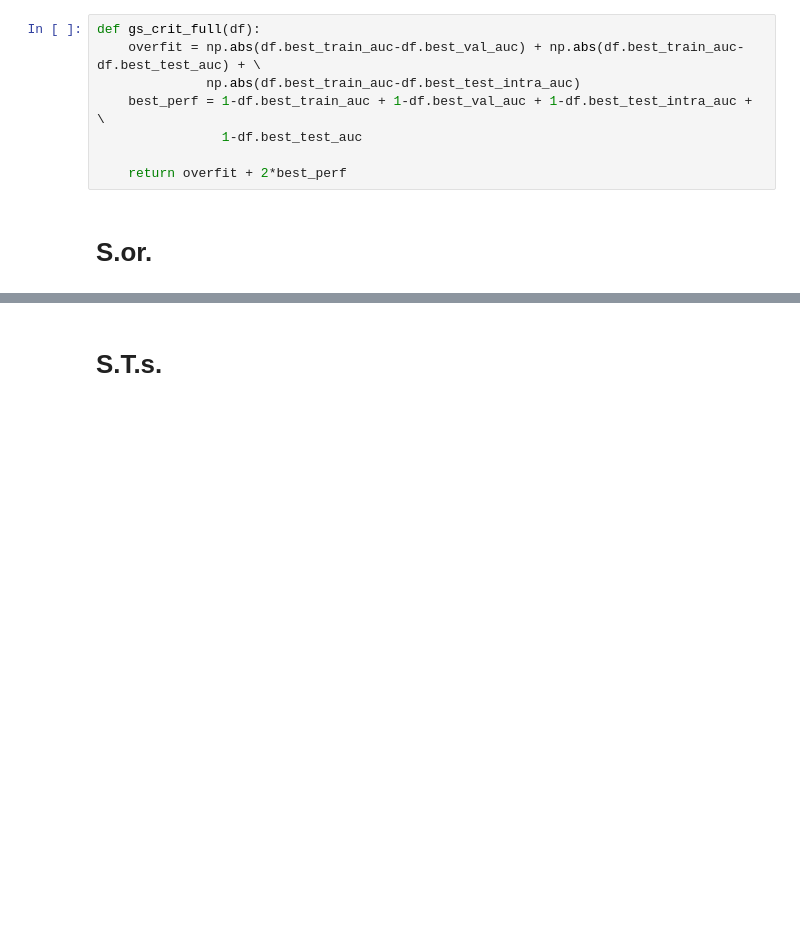
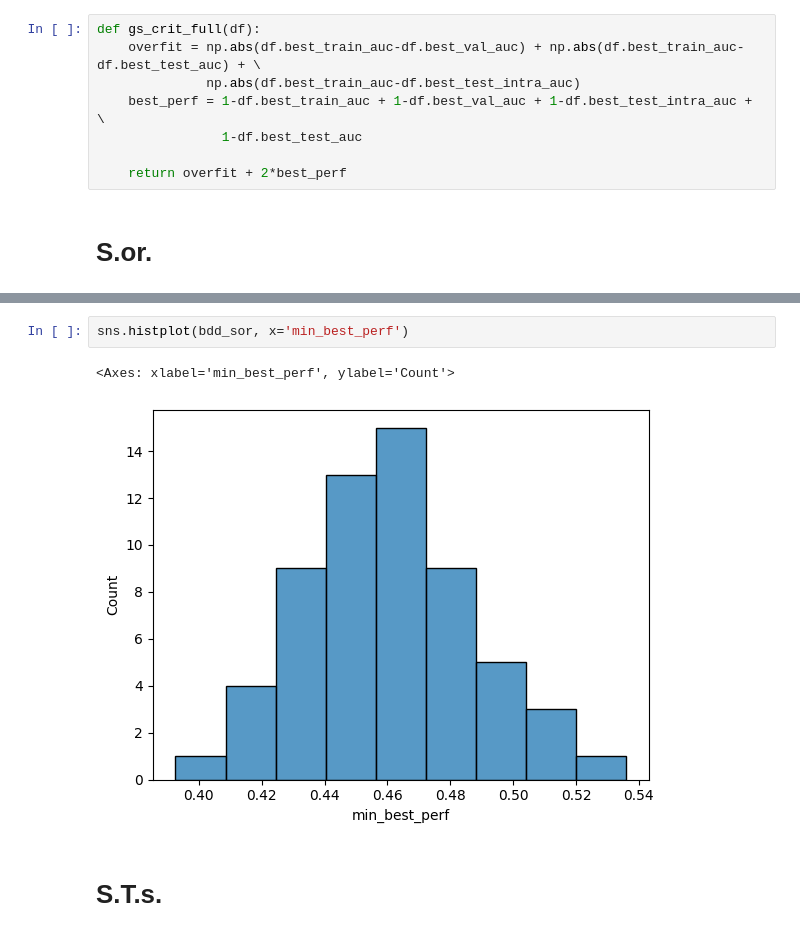
Before and after one commit to neurospin-projects/2023_agaudin_jchavas_folding_supervised, a Jupyter notebook: contrastive/notebooks/wandb_grid_searches/region_comparison.ipynb, the cells around one changed output, grey strips where cells are left out. Drawn from its saved outputs; the diff is of its cells as text; blank space fills up the shorter version.

```diff
--- a/contrastive/notebooks/wandb_grid_searches/region_comparison.ipynb
+++ b/contrastive/notebooks/wandb_grid_searches/region_comparison.ipynb
@@ -66,6 +66,11 @@ bdd_sor[bdd_sor.min_best_intra >= 0.55]
 | 14 | /neurospin/dico/agaudin/Runs/09_n... | 0.544938 | 0.552183 | 0.479236 | 0.494458 | 0.600027 | 0.601663 | 0.432045 | ... |
 | 47 | /neurospin/dico/agaudin/Runs/09_n... | 0.527983 | 0.480665 | 0.484144 | 0.507543 | 0.578702 | 0.602079 | 0.437330 | ... |
 | 36 | /neurospin/dico/agaudin/Runs/09_n... | 0.500000 | 0.500000 | 0.500000 | 0.500000 | 0.579160 | 0.604990 | 0.446542 | ... |
+# %%
+sns.histplot(bdd_sor, x='min_best_perf')
+# %% [output]
+<Axes: xlabel='min_best_perf', ylabel='Count'>
+[figure, added]
 # %% [markdown]
 # S.T.s.
 # %%
```
Also changed, not shown: parts of 6 cells of this notebook.
